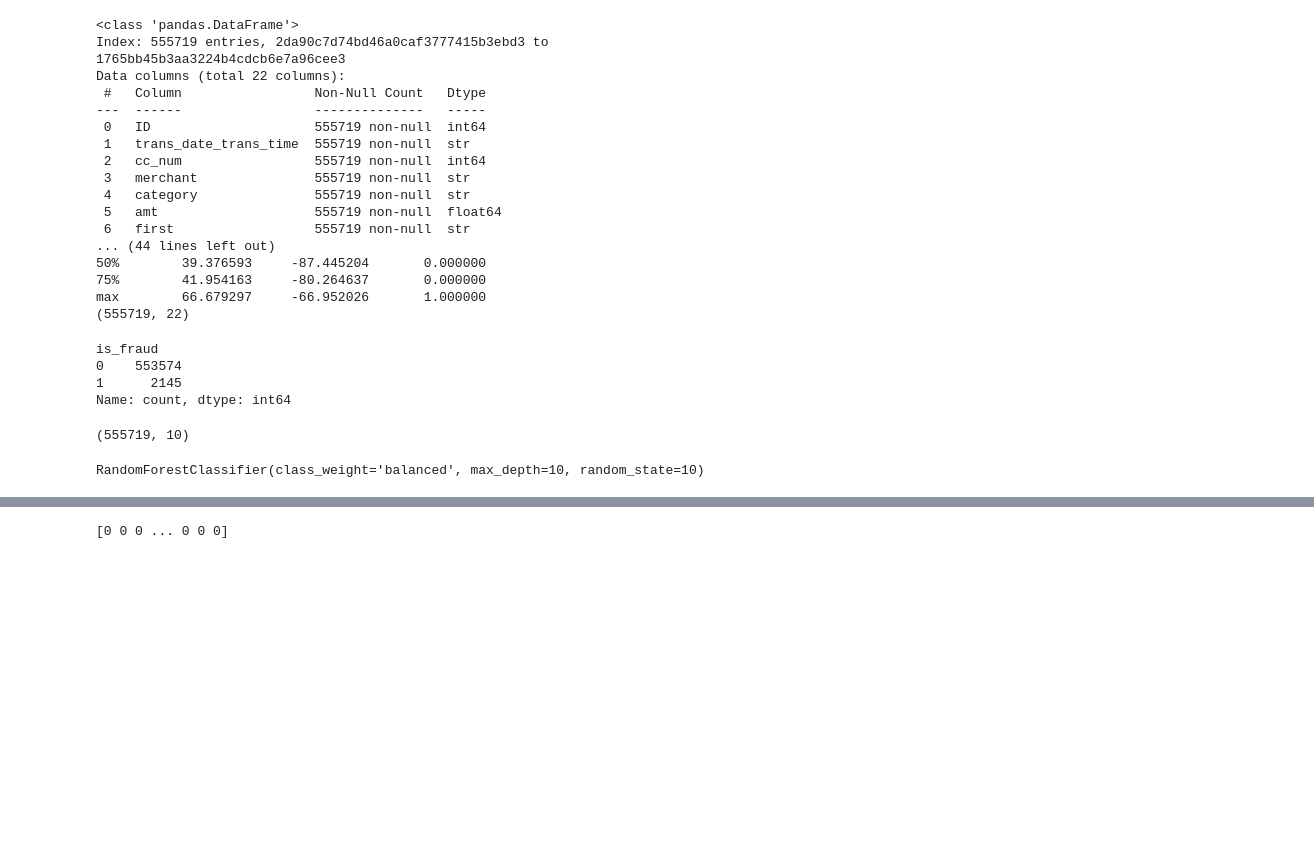
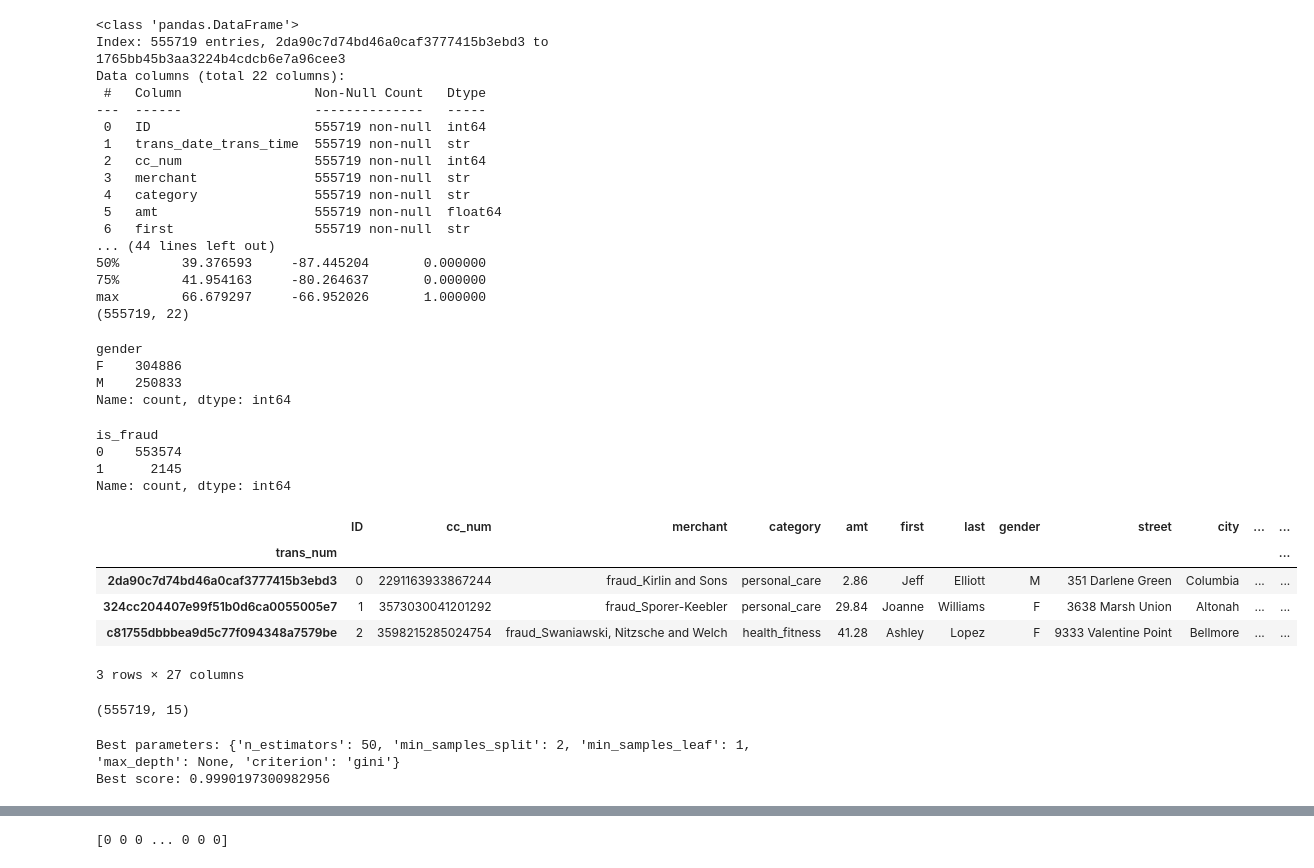
Before and after one commit to Oli-George/Machine-Learning, a Jupyter notebook: main.ipynb, the cells around one changed output, grey strips where cells are left out. Drawn from its saved outputs; the diff is of its cells as text; code cells hidden in the pictures; blank space fills up the shorter version.

Commit message:
Added the One-Hot encoder and used the RandomizedSearchCV to obtain the best params for my model. ALso added the average precision recall score to my metrics.

```diff
--- a/main.ipynb
+++ b/main.ipynb
@@ -35,6 +48,13 @@ Data columns (total 22 columns):
 75%        41.954163     -80.264637       0.000000
 max        66.679297     -66.952026       1.000000
 (555719, 22)
+# %%
+print(df['gender'].value_counts())
+# %% [output]
+gender
+F    304886
+M    250833
+Name: count, dtype: int64
 # %%
 df['is_fraud'] = df['is_fraud'].astype(int)
 print(df['is_fraud'].value_counts())
@@ -43,12 +63,34 @@ is_fraud
 0    553574
 1      2145
 Name: count, dtype: int64
+# %%
+df['Merchant_Frequency'] = df['merchant'].map(df['merchant'].value_counts())
+
+df['trans_date_trans_time'] = pd.to_datetime(df['trans_date_trans_time'])
+
+df['Hour'] = df['trans_date_trans_time'].dt.hour
+df['Day_of_week'] = df['trans_date_trans_time'].dt.dayofweek
+df['Is_weekend'] = df['Day_of_week'].isin([5,6]).astype(int)
+
+df = df.drop('trans_date_trans_time', axis=1)
+
+df['Transactions_per_user'] = df.groupby('cc_num')['amt'].transform('count')
+df['Avg_amount_per_user'] = df.groupby('cc_num')['amt'].transform('mean')
+
+df.head(3)
+# %% [output]
+|  | ID | cc_num | merchant | category | amt | first | last | gender | street | city | ... | ... |
+| trans_num |  |  |  |  |  |  |  |  |  |  |  | ... |
+| 2da90c7d74bd46a0caf3777415b3ebd3 | 0 | 2291163933867244 | fraud_Kirlin and Sons | personal_care | 2.86 | Jeff | Elliott | M | 351 Darlene Green | Columbia | ... | ... |
+| 324cc204407e99f51b0d6ca0055005e7 | 1 | 3573030041201292 | fraud_Sporer-Keebler | personal_care | 29.84 | Joanne | Williams | F | 3638 Marsh Union | Altonah | ... | ... |
+| c81755dbbbea9d5c77f094348a7579be | 2 | 3598215285024754 | fraud_Swaniawski, Nitzsche and Welch | health_fitness | 41.28 | Ashley | Lopez | F | 9333 Valentine Point | Bellmore | ... | ... |
+3 rows × 27 columns
 # %%
 X = df.select_dtypes(include=['number'])
-X= X.drop(columns = ["is_fraud"])
+X = X.drop(columns = ["ID", "is_fraud"])
 
 y = df["is_fraud"]
 
 print(X.shape)
 # %% [output]
-(555719, 10)
+(555719, 15)
@@ -63,9 +111,15 @@ from imblearn.over_sampling import SMOTE
 smote = SMOTE(random_state=10)
 X_train_scaled, y_train_scaled = smote.fit_resample(X_train, y_train)
 # %%
-classifier = RandomForestClassifier(n_estimators=100, random_state=10, max_depth=10, class_weight= 'balanced')
+from sklearn.ensemble import RandomForestClassifier
+from sklearn.model_selection import RandomizedSearchCV
+from torch import randint
+classifier = RandomForestClassifier(n_estimators=50,
+                                    max_depth=None, min_samples_split=2,
+                                    criterion= 'gini', min_samples_leaf=1,
+                                    criterion='gini', class_weight = 'balanced', random_state=10)
 
-#Firt we fit the model to the training data. Usually the longest part.
 classifier.fit(X_train_scaled, y_train_scaled)
 # %% [output]
-RandomForestClassifier(class_weight='balanced', max_depth=10, random_state=10)
+Best parameters: {'n_estimators': 50, 'min_samples_split': 2, 'min_samples_leaf': 1, 'max_depth': None, 'criterion': 'gini'}
+Best score: 0.9990197300982956
```
Also changed, not shown: parts of 6 cells of this notebook.
